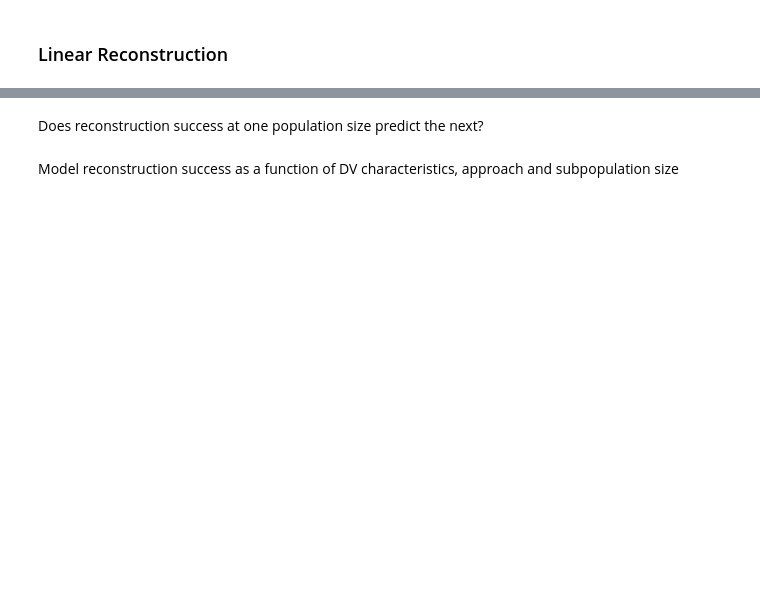
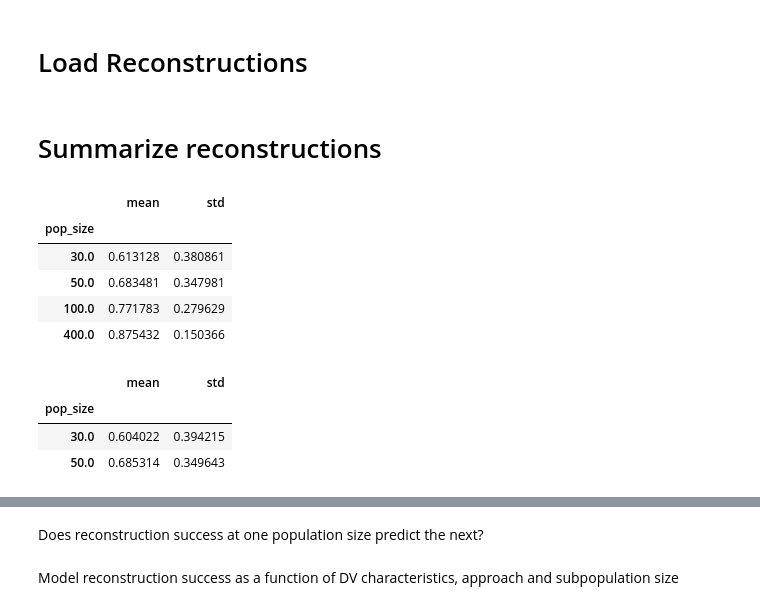
Before and after one commit to IanEisenberg/Self_Regulation_Ontology, a Jupyter notebook: ontology_mapping/evaluate_reconstructions.ipynb, the cells around one changed output, grey strips where cells are left out. Cells and saved outputs as stored; diff of their text form; code cells hidden in the pictures; blank space fills up the shorter version.

Commit message:
restructed ontology mapping notebooks

```diff
--- a/ontology_mapping/reconstruction_notebook.ipynb
+++ b/ontology_mapping/evaluate_reconstructions.ipynb
@@ -246,33 +27,4 @@ for measure in updated:
-# %%
-def summarize_k(k_reconstructions):
-    var_summary = pd.DataFrame()
-    for measure, reconstruction in k_reconstructions.items():
-        tmp_summary = reconstruction.query('label=="partial_reconstruct"') \
-                        .groupby(['pop_size', 'k', 'weighting','var'])['corr_score'].mean().reset_index()
-        var_summary = pd.concat([var_summary, tmp_summary])
-
-    k_summary = var_summary.groupby(['pop_size', 'k', 'weighting']).mean()
-    # summarize further
-    k_best_params = {}
-    for pop_size in k_summary.index.unique(level='pop_size'):
-        tmp=k_summary.query('pop_size == %s' % pop_size)
-        best_params = tmp.idxmax()[0]
-        best_val = tmp.loc[best_params][0]
-        k_best_params[pop_size] = {'k': best_params[1],
-                                   'weighting': best_params[2],
-                                   'best_val': best_val}
-    reconstruction_list = []
-    for reconstruction in k_reconstructions.values():
-        true = reconstruction.query('label == "true"')
-        reconstruction_list.append(true)
-        for k, v in k_best_params.items():
-            tmp_partial = reconstruction.query('pop_size == %s and \
-                                         k == %s and \
-                                         weighting == "%s"' % (k, v['k'], v['weighting']))
-            full = reconstruction.query('label == "full_reconstruct" and \
-                                         k == %s and \
-                                         weighting == "%s"' % (v['k'], v['weighting']))
-            reconstruction_list += [tmp_partial, full]
-
-    k_best_reconstruction = pd.concat(reconstruction_list, axis=0, sort=False)
-    return var_summary, k_best_params, k_best_reconstruction
+# %%
+dataset = get_recent_dataset()
+results_dir = get_info('results_directory')
+ontology_results_dir = path.join(results_dir, 'ontology_reconstruction', dataset, '*', 'oblimin')
@@ -278,0 +34,6 @@ def summarize_k(k_reconstructions):
+# %% [markdown]
+# Load Reconstructions
+# %%
+KNNR_files = glob(path.join(ontology_results_dir, 'KNNR_*'))
+KNNR_loaded = load_files(KNNR_files)
+KNNR_var_summary, KNNR_best_params, KNNR_reconstructions = summarize_k(KNNR_loaded)
@@ -279,8 +51,20 @@ def summarize_k(k_reconstructions):
+# %% [markdown]
+# Summarize reconstructions
 # %%
-k_var_summary, k_best_params, k_reconstruction = summarize_k(k_reconstructions)
-k_reconstruction.query('label=="partial_reconstruct"') \
+KNNR_reconstructions.query('label=="partial_reconstruct"') \
     .groupby('pop_size')['corr_score'].agg(['mean','std'])
+# %% [output]
+|  | mean | std |
+| pop_size |  |  |
+| 30.0 | 0.613128 | 0.380861 |
+| 50.0 | 0.683481 | 0.347981 |
+| 100.0 | 0.771783 | 0.279629 |
+| 400.0 | 0.875432 | 0.150366 |
 # %%
-k_ind_var_summary, k_ind_best_params, k_ind_reconstruction = summarize_k(k_reconstructions_ind)
-k_ind_reconstruction.query('label=="partial_reconstruct"') \
+KNNRind_reconstructions.query('label=="partial_reconstruct"') \
     .groupby('pop_size')['corr_score'].agg(['mean','std'])
+# %% [output]
+|  | mean | std |
+| pop_size |  |  |
+| 30.0 | 0.604022 | 0.394215 |
+| 50.0 | 0.685314 | 0.349643 |
@@ -289,2 +70,0 @@ del k_reconstructions
-# %% [markdown]
-### Linear Reconstruction
```
Also changed, not shown: parts of 30 cells of this notebook, 5 other files.
